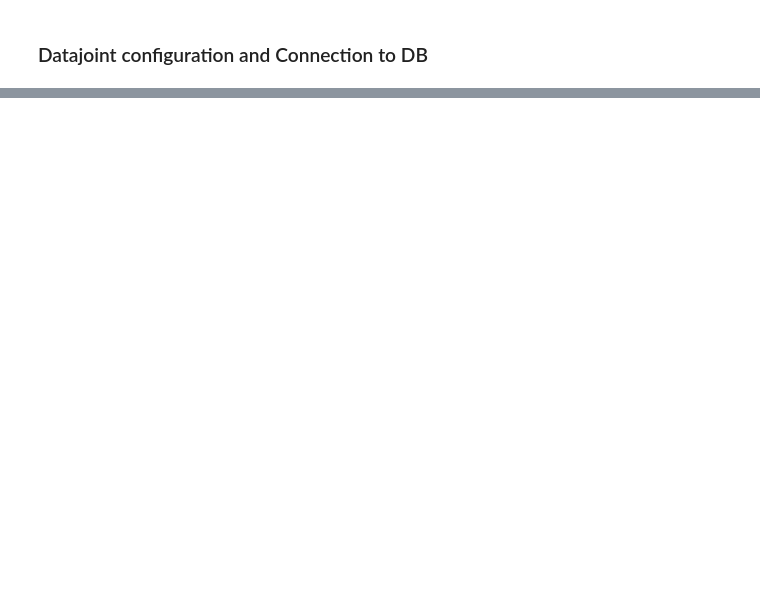
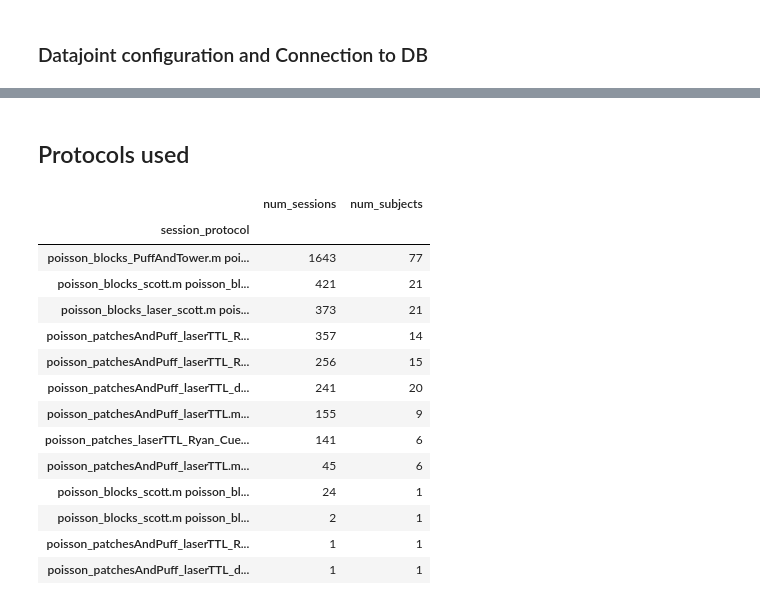
Before and after one commit to BrainCOGS/U19-pipeline-python, a Jupyter notebook: notebooks/behavior_metrics_performance.ipynb, the cells around one changed output, grey strips where cells are left out. Saved outputs shown, nothing was run; the diff lists cells and outputs as text; code cells hidden in the pictures; blank space fills up the shorter version.

```diff
--- a/notebooks/behavior_metrics_performance.ipynb
+++ b/notebooks/behavior_metrics_performance.ipynb
@@ -378,0 +96,25 @@ df_final
+# %% [markdown]
+## Protocols used
+# %%
+
+protocol_df = session_df.groupby('session_protocol').agg({'subject_fullname': [('num_sessions', 'count'), ('num_subjects', 'nunique')]})
+protocol_df.columns = protocol_df.columns.droplevel()
+#protocol_df = protocol_df.reset_index()
+protocol_df = protocol_df.sort_values(by='num_sessions', ascending=False)
+protocol_df
+# %% [output]
+|  | num_sessions | num_subjects |
+| session_protocol |  |  |
+| poisson_blocks_PuffAndTower.m poi... | 1643 | 77 |
+| poisson_blocks_scott.m poisson_bl... | 421 | 21 |
+| poisson_blocks_laser_scott.m pois... | 373 | 21 |
+| poisson_patchesAndPuff_laserTTL_R... | 357 | 14 |
+| poisson_patchesAndPuff_laserTTL_R... | 256 | 15 |
+| poisson_patchesAndPuff_laserTTL_d... | 241 | 20 |
+| poisson_patchesAndPuff_laserTTL.m... | 155 | 9 |
+| poisson_patches_laserTTL_Ryan_Cue... | 141 | 6 |
+| poisson_patchesAndPuff_laserTTL.m... | 45 | 6 |
+| poisson_blocks_scott.m poisson_bl... | 24 | 1 |
+| poisson_blocks_scott.m poisson_bl... | 2 | 1 |
+| poisson_patchesAndPuff_laserTTL_R... | 1 | 1 |
+| poisson_patchesAndPuff_laserTTL_d... | 1 | 1 |
```
Also changed, not shown: parts of 28 cells of this notebook.
